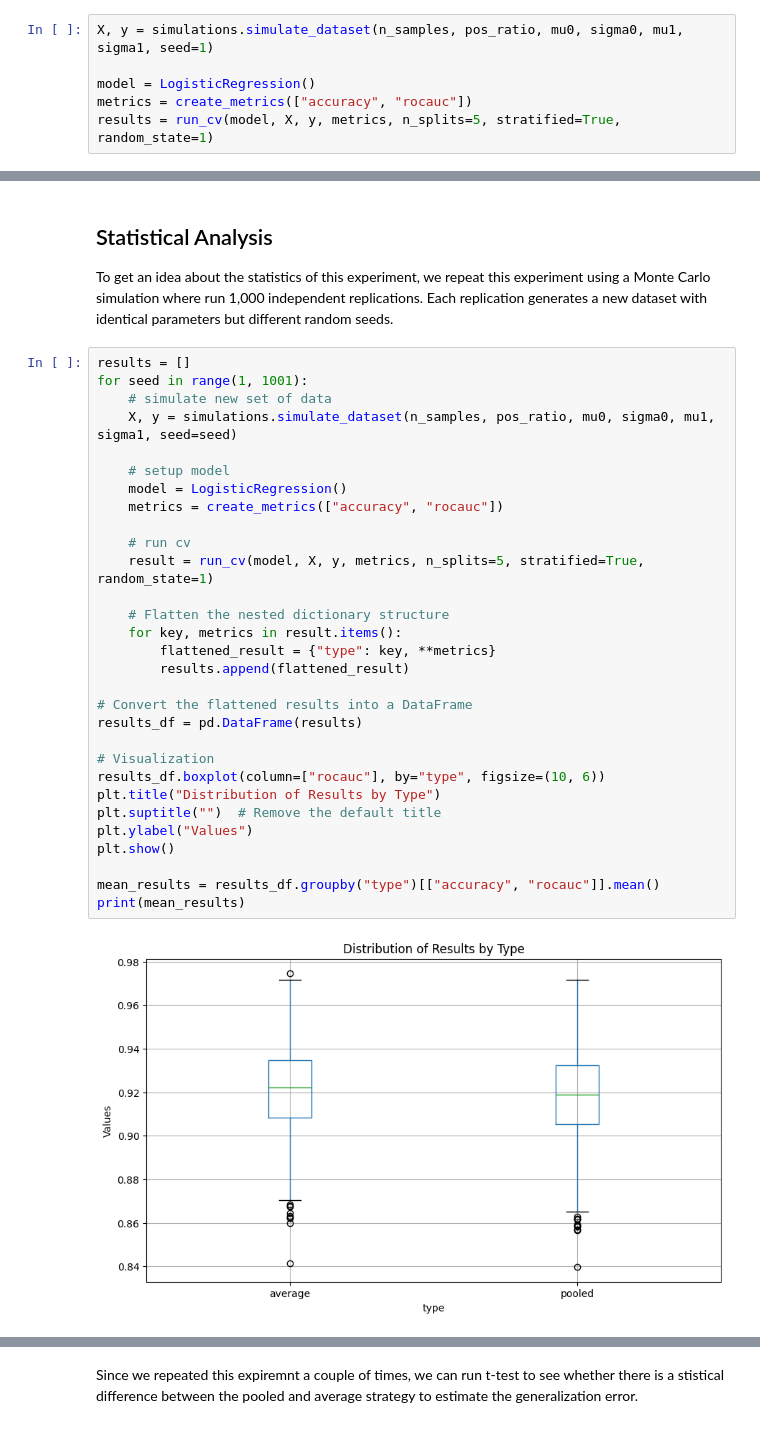
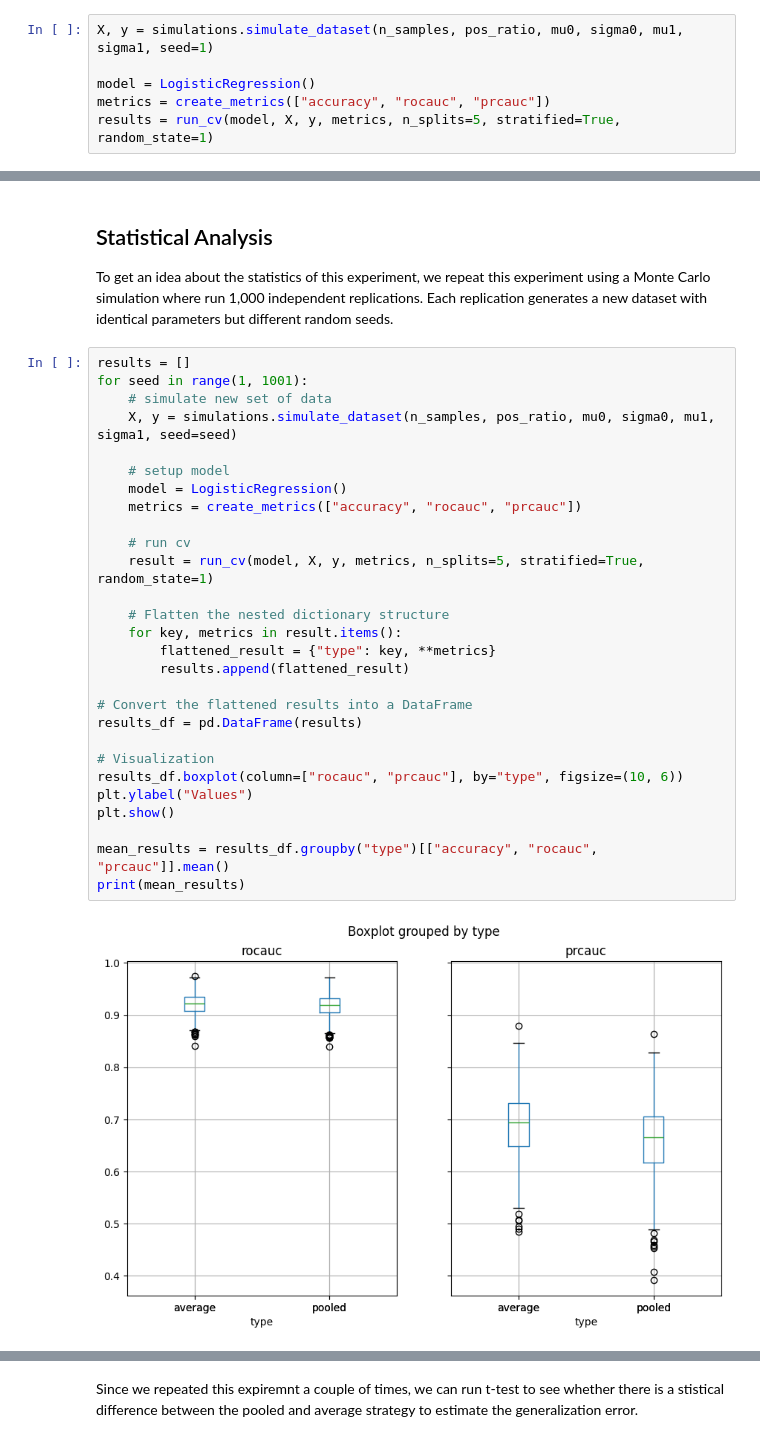
Before and after one commit to melanieganz/UnbalancedCV, a Jupyter notebook: notebooks/simulations.ipynb, the cells around one changed output, grey strips where cells are left out. Drawn from its saved outputs; the diff is of its cells as text.

Commit message:
[enh] use prcauc in examples as well

```diff
--- a/notebooks/simulations.ipynb
+++ b/notebooks/simulations.ipynb
@@ -59,7 +59,7 @@ We use 5-fold stratified cross-validation to ensure each fold maintains the orig
 X, y = simulations.simulate_dataset(n_samples, pos_ratio, mu0, sigma0, mu1, sigma1, seed=1)
 
 model = LogisticRegression()
-metrics = create_metrics(["accuracy", "rocauc"])
+metrics = create_metrics(["accuracy", "rocauc", "prcauc"])
 results = run_cv(model, X, y, metrics, n_splits=5, stratified=True, random_state=1)
 # %% [markdown]
 Further, can simulate a "true" test set to test the test set to compute the generalization error.
@@ -93,32 +94,30 @@ To get an idea about the statistics of this experiment, we repeat this experimen
 # %%
 results = []
 for seed in range(1, 1001):
     # simulate new set of data
     X, y = simulations.simulate_dataset(n_samples, pos_ratio, mu0, sigma0, mu1, sigma1, seed=seed)
 
     # setup model
     model = LogisticRegression()
-    metrics = create_metrics(["accuracy", "rocauc"])
+    metrics = create_metrics(["accuracy", "rocauc", "prcauc"])
 
     # run cv
     result = run_cv(model, X, y, metrics, n_splits=5, stratified=True, random_state=1)
 
     # Flatten the nested dictionary structure
     for key, metrics in result.items():
         flattened_result = {"type": key, **metrics}
         results.append(flattened_result)
 
 # Convert the flattened results into a DataFrame
 results_df = pd.DataFrame(results)
 
 # Visualization
-results_df.boxplot(column=["rocauc"], by="type", figsize=(10, 6))
-plt.title("Distribution of Results by Type")
-plt.suptitle("")  # Remove the default title
+results_df.boxplot(column=["rocauc", "prcauc"], by="type", figsize=(10, 6))
 plt.ylabel("Values")
 plt.show()
 
-mean_results = results_df.groupby("type")[["accuracy", "rocauc"]].mean()
+mean_results = results_df.groupby("type")[["accuracy", "rocauc", "prcauc"]].mean()
 print(mean_results)
 # %% [output]
-[figure, old version]
+[figure, new version]
```
Also changed, not shown: parts of 3 cells of this notebook, 1 other file.
